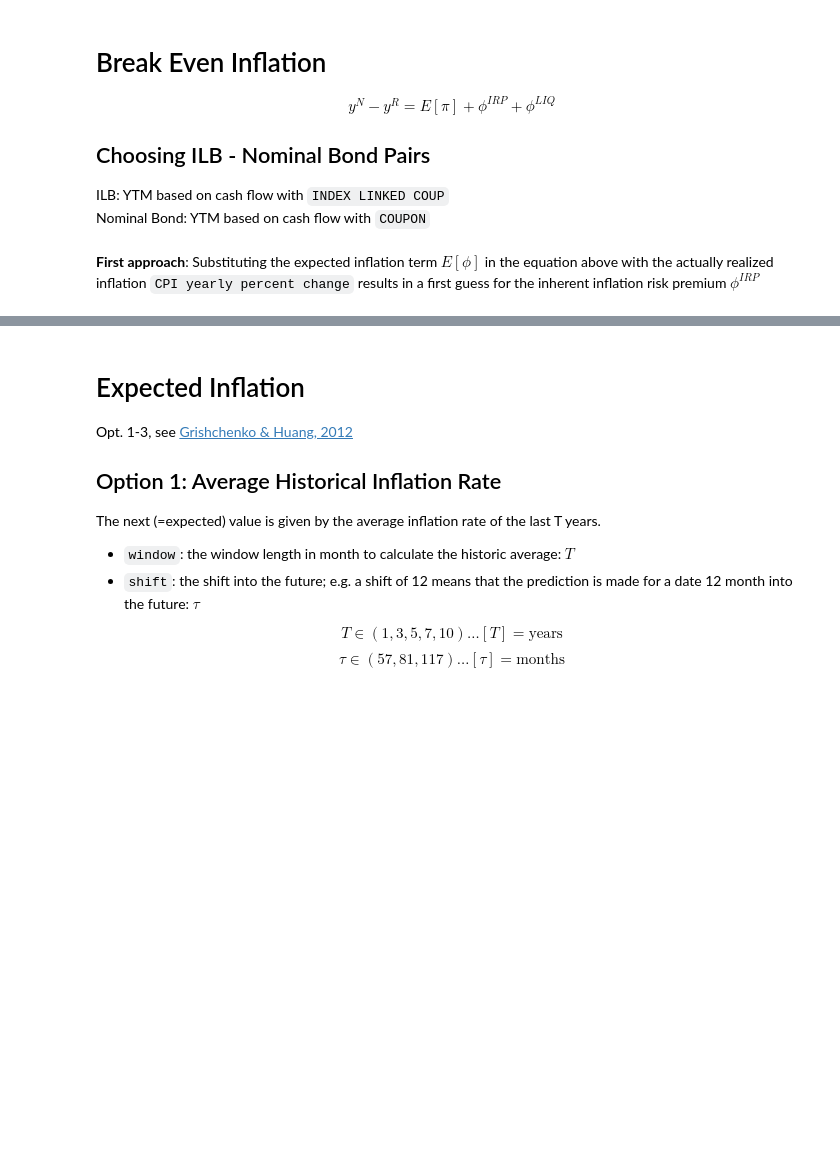
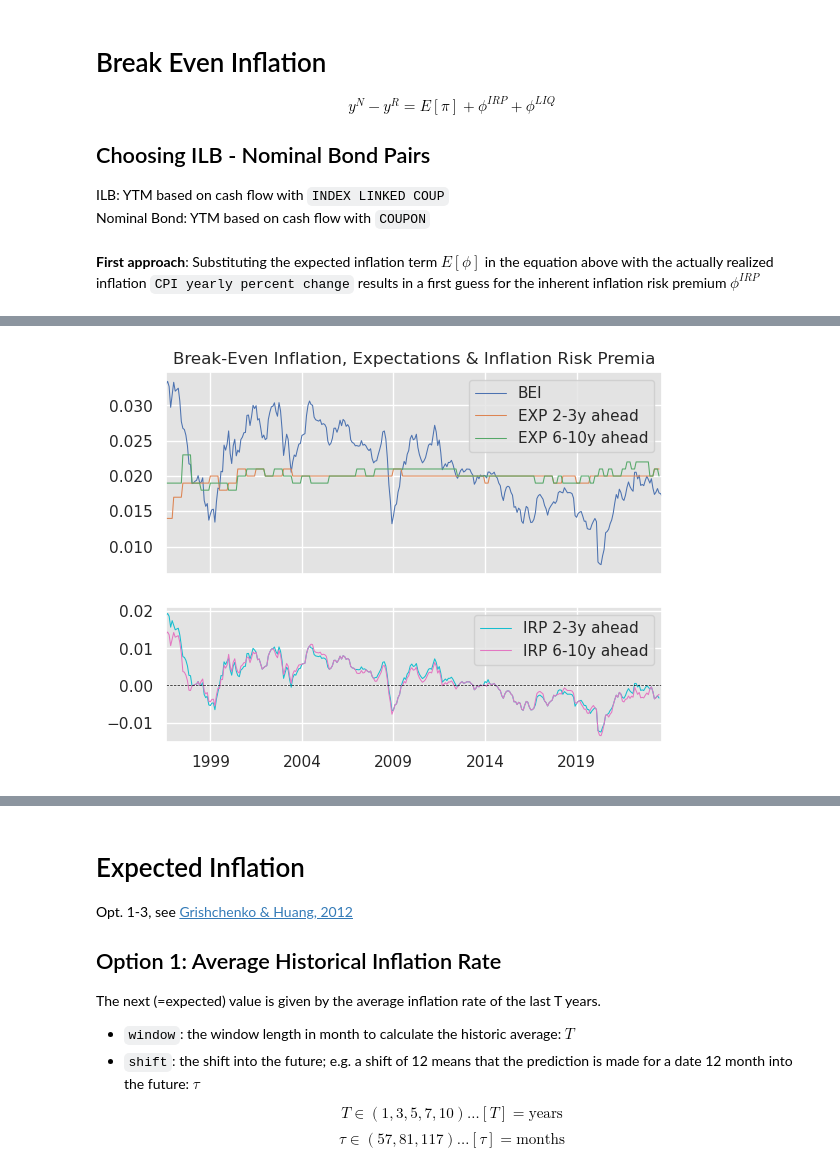
Before and after one commit to marcussteinbacher/fm_se, a Jupyter notebook: fm_se.ipynb, the cells around one changed output, grey strips where cells are left out. Cells and saved outputs as stored; diff of their text form; code cells hidden in the pictures; blank space fills up the shorter version.

```diff
--- a/fm_se.ipynb
+++ b/fm_se.ipynb
@@ -931,0 +908,3 @@ TODO: Aggregate averge yields in classes, e.g. 3y, 5y, 10y etc. -> AVERAGING? ||
+# %%
+pairs = [("846111", "846564"),("610286", "610451"),("248402", "46269V"),("97059Q", "2180M7"),("5653HV", "2180M7"),
+         ("5653HV", "6487P3"),("787NK8", "794D5D"),("849UMH", "860K02"),("645HW9", "650WAD")]
@@ -931,0 +937,35 @@ TODO: Aggregate averge yields in classes, e.g. 3y, 5y, 10y etc. -> AVERAGING? ||
+# %%
+
+
+all_bei = []
+for ilb, nom in pairs:
+    df_ilb, df_nom = data[ilb], data[nom]
+    bei = df_nom["YTM"] - df_ilb["YTM"]
+    avg_duration = (df_info.loc[ilb,"DURATION"] + df_info.loc[nom,"DURATION"])/2
+    bei.rename(get_class(avg_duration),inplace=True)
+    bei.dropna(inplace=True)
+    all_bei.append({"ILB":ilb,"NOM":nom,"BEI":bei})
+
+df_bei = pd.concat([d["BEI"] for d in all_bei],axis=1)
+# %%
+from datasets import inflation_expectations
+
+fig, axs = plt.subplots(nrows=2,sharex = True,height_ratios=(3,2))
+
+df_results = pd.DataFrame()
+df_results["BEI"] = df_bei.mean(axis=1).resample("MS").mean()
+df_results = df_results.join(inflation_expectations)
+for ei in inflation_expectations.columns:
+    df_results[f"IRP {ei}"] = df_results["BEI"] - df_results[ei]
+df_results.rename(columns={"2-3y ahead":"EXP 2-3y ahead","6-10y ahead":"EXP 6-10y ahead"},inplace=True)
+
+df_results[["BEI","EXP 2-3y ahead","EXP 6-10y ahead"]].plot(ax=axs[0],linewidth=0.75)
+df_results[["IRP 2-3y ahead","IRP 6-10y ahead"]].plot(ax=axs[1],linewidth=0.75,color=["tab:cyan","tab:pink"])
+axs[1].axhline(y=0,linestyle="--",linewidth=0.5,color="black")
+
+#plt.tight_layout()
+axs[0].set_title("Break-Even Inflation, Expectations & Inflation Risk Premia")
+plt.savefig("export/plot_00.svg")
+plt.show()
+# %% [output]
+[figure, added]
```
Also changed, not shown: parts of 26 cells of this notebook, 9 other files.
